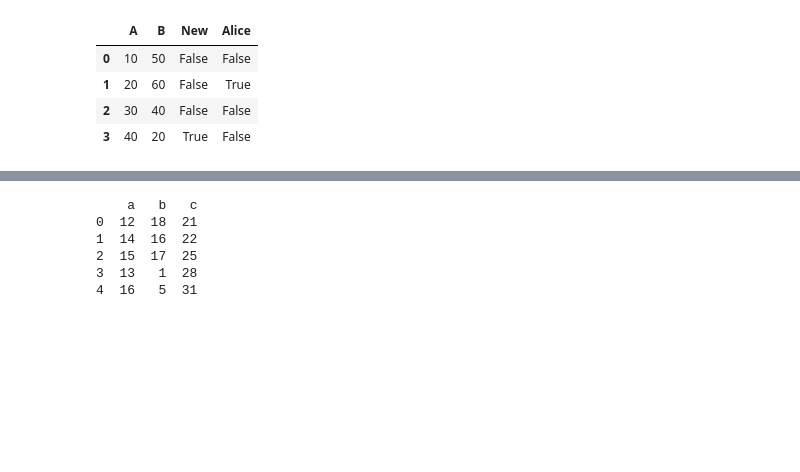
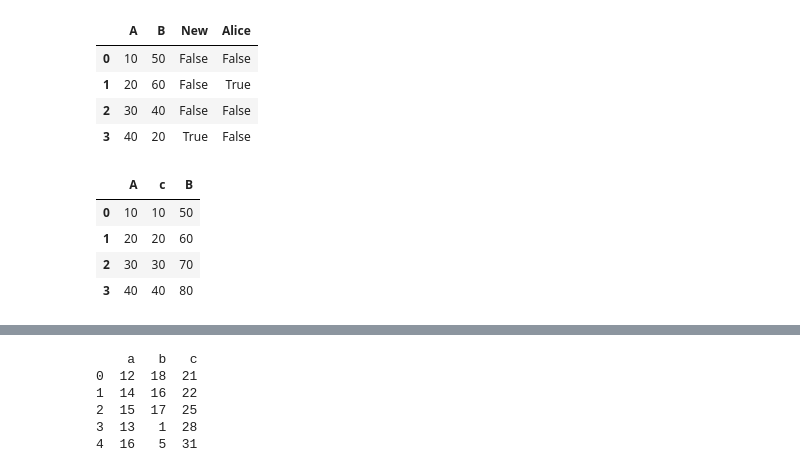
Before and after one commit to NishmthaM/Python_pandas, a Jupyter notebook: Python_Pandas.ipynb, the cells around one changed output, grey strips where cells are left out. Cells and saved outputs as stored; diff of their text form; code cells hidden in the pictures; blank space fills up the shorter version.

```diff
--- a/Python_Pandas.ipynb
+++ b/Python_Pandas.ipynb
@@ -318,3 +318,20 @@ var1
 | 1 | 20 | 60 | False | True |
 | 2 | 30 | 40 | False | False |
 | 3 | 40 | 20 | True | False |
+# %%
+# Delete and Insert function in pandas
+
+import pandas as pd
+
+a= pd.DataFrame({"A":[10,20,30,40],"B":[50,60,70,80]})
+
+a
+
+a.insert (1,"c",a["A"])
+a
+# %% [output]
+|  | A | c | B |
+| 0 | 10 | 10 | 50 |
+| 1 | 20 | 20 | 60 |
+| 2 | 30 | 30 | 70 |
+| 3 | 40 | 40 | 80 |
```
Also changed, not shown: parts of 6 cells of this notebook.
